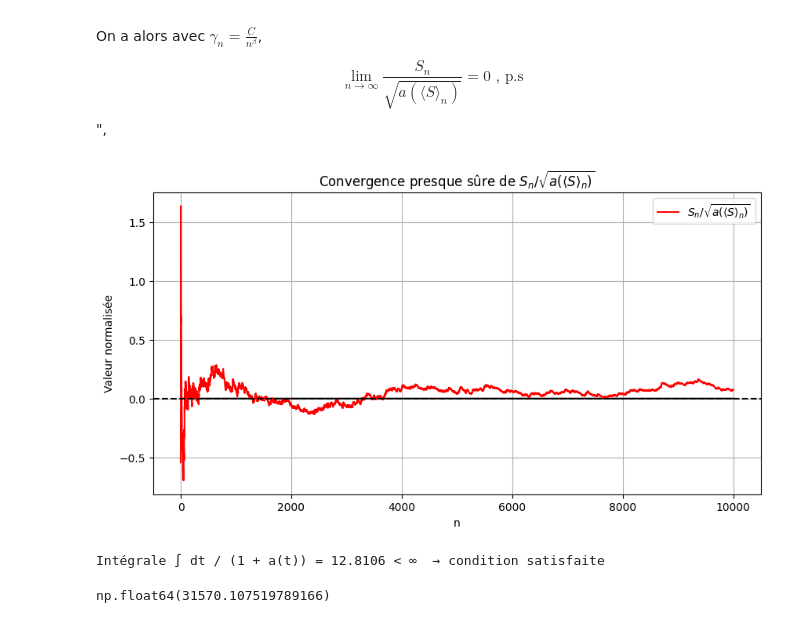
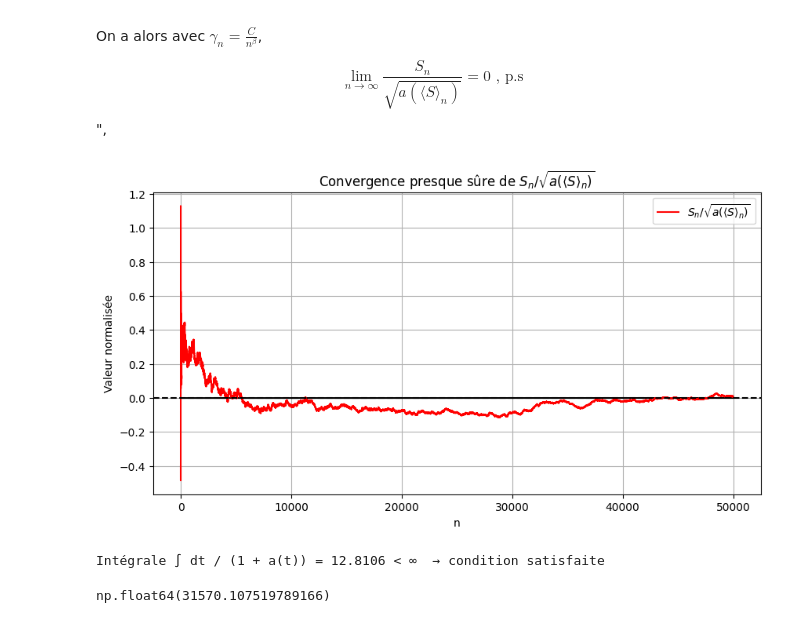
Before and after one commit to EssaddekOthmane/IndependentPriceVerification, a Jupyter notebook: BlackScholesRobbinsMonro.ipynb, the cells around one changed output. Drawn from its saved outputs; the diff is of its cells as text; code cells hidden in the pictures.

```diff
--- a/BlackScholesRobbinsMonro.ipynb
+++ b/BlackScholesRobbinsMonro.ipynb
@@ -938,13 +938,16 @@ import numpy as np
 import matplotlib.pyplot as plt
 from scipy.special import beta as beta_function
 
-S0 = 100       # Prix initial
-K = 110        # Strike
-T = 1.0        # Maturité
-r = 0.05       # Taux d'intérêt
-sigma = 0.2    # Volatilité
-C = 10         # Constante soustraite (prix de l'option)
-N = 10000
+
+
+
+S0 = S_0
+
+sigma = sigma_prim
+
+N = 50000
+
+
 
 # Simulation des G_i ~ N(0,1)
 G = np.random.randn(N)
@@ -968,34 +971,34 @@ langle_S_n = np.arange(1, N+1) * variance_V  # <S>_n = n Var[V_i]
 
 beta = 0.55
 C_a = .10
 k = 2 - beta
 
 
 a_langle_S = C_a * langle_S_n ** k
 normalized = S_n / np.sqrt(a_langle_S)
 
 
 plt.figure(figsize=(10, 5))
 
 G1=list(np.random.normal(size=N))
 G2=list(np.random.normal(size=N))
 Mn=[F_BS(sigma_prim,g)/u for g in G1]
 P=np.cumsum(Mn)/np.arange(1,N+1)
 plt.plot(P,'black')
 plt.plot(normalized,'red', label=r"$S_n / \sqrt{a(\langle S \rangle_n)}$")
 plt.axhline(0, color='black', linestyle='--')
 plt.title(r"Convergence presque sûre de $S_n / \sqrt{a(\langle S \rangle_n)}$")
 plt.xlabel("n")
 plt.ylabel("Valeur normalisée")
 plt.grid(True)
 plt.legend()
 plt.show()
 
 # Vérification de la condition d'intégrabilité
 I = C_a**(-1/k) / k * beta_function(1/k, 1 - 1/k)
 print(f"Intégrale ∫ dt / (1 + a(t)) = {I:.4f} < ∞  → condition satisfaite")
 # %% [output]
-[figure, old version]
+[figure, new version]
 Intégrale ∫ dt / (1 + a(t)) = 12.8106 < ∞  → condition satisfaite
 # %%
 sigma=sigma_prim
```
